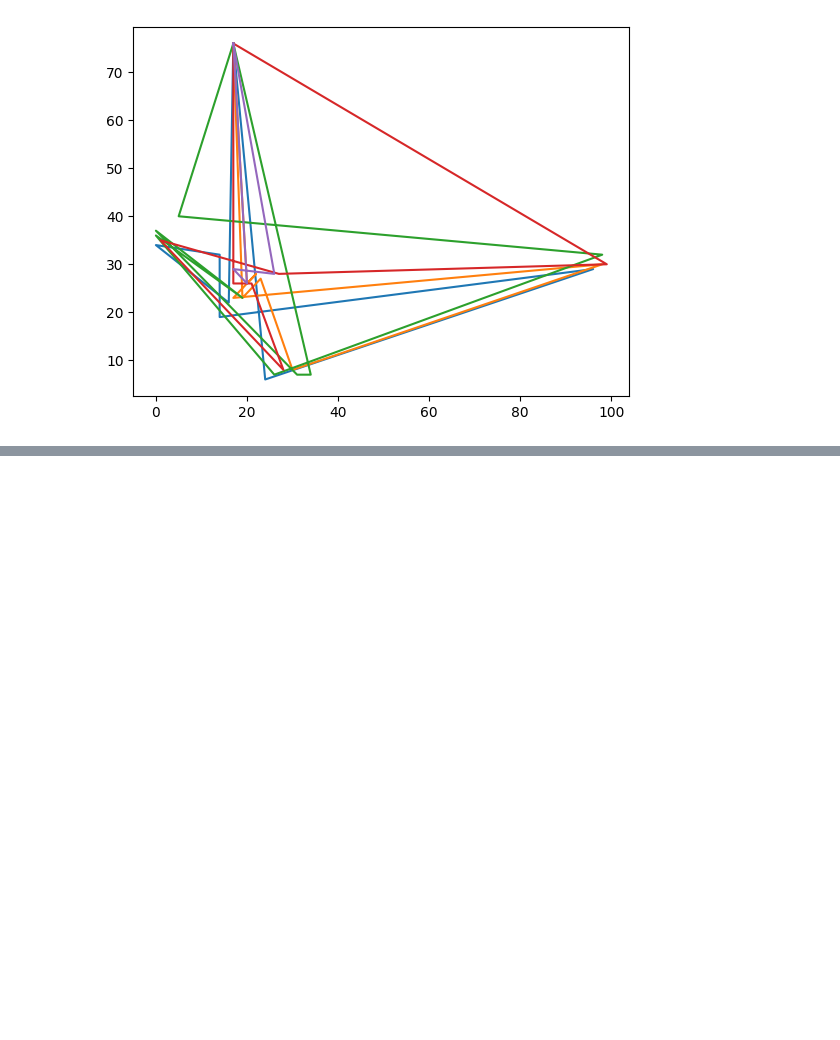
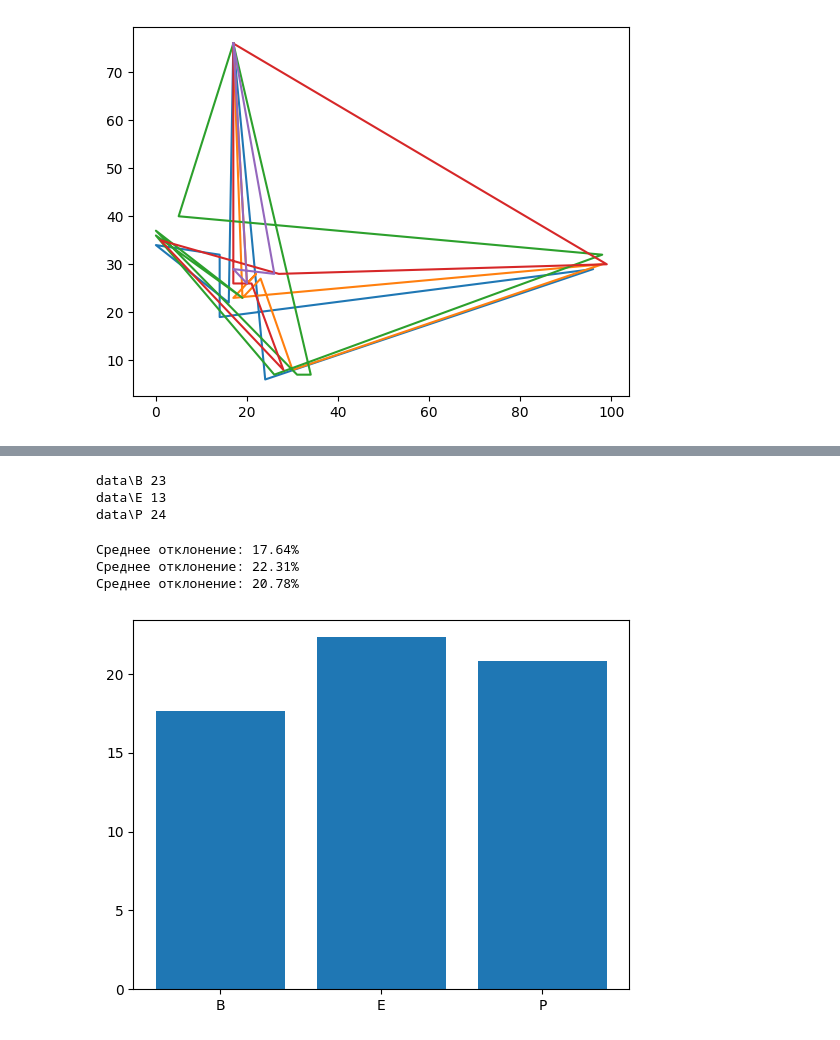
Before and after one commit to Deaacon/s, a Jupyter notebook: solution.ipynb, the cells around one changed output, grey strips where cells are left out. Drawn from its saved outputs; the diff is of its cells as text; code cells hidden in the pictures; blank space fills up the shorter version.

```diff
--- a/solution.ipynb
+++ b/solution.ipynb
@@ -302,0 +324,40 @@ print(f"Среднее отклонение: {np.mean(deviation_list) * 100:.2f}
+# %%
+import os
+
+
+data_folder = 'data'
+
+for sub_folder in os.listdir(data_folder):
+    sub_path = os.path.join(data_folder, sub_folder)
+    c = 0
+    for filename in os.listdir(sub_path):
+        filepath = os.path.join(sub_path, filename)
+        if filename[-4:] != ".vrp":
+            continue
+
+        with open(filepath, 'r') as file:
+            file_text = file.read()
+            try:
+                # misc.parse_page(file_text)
+                c += 1
+            except:
+                # print(f"Parse Error on file:\n{filepath}")
+                pass
+    print(sub_path, c)
+# %% [output]
+data\B 23
+data\E 13
+data\P 24
+# %%
+print(f"Среднее отклонение: {np.mean(deviation_list[:23]) * 100:.2f}%")
+print(f"Среднее отклонение: {np.mean(deviation_list[23:36]) * 100:.2f}%")
+print(f"Среднее отклонение: {np.mean(deviation_list[36:60]) * 100:.2f}%")
+# %% [output]
+Среднее отклонение: 17.64%
+Среднее отклонение: 22.31%
+Среднее отклонение: 20.78%
+# %%
+plt.bar(['B', 'E', 'P'], [17.64, 22.31, 20.78])
+plt.show()
+# %% [output]
+[figure, added]
```
Also changed, not shown: parts of 5 cells of this notebook, 3 other files.
